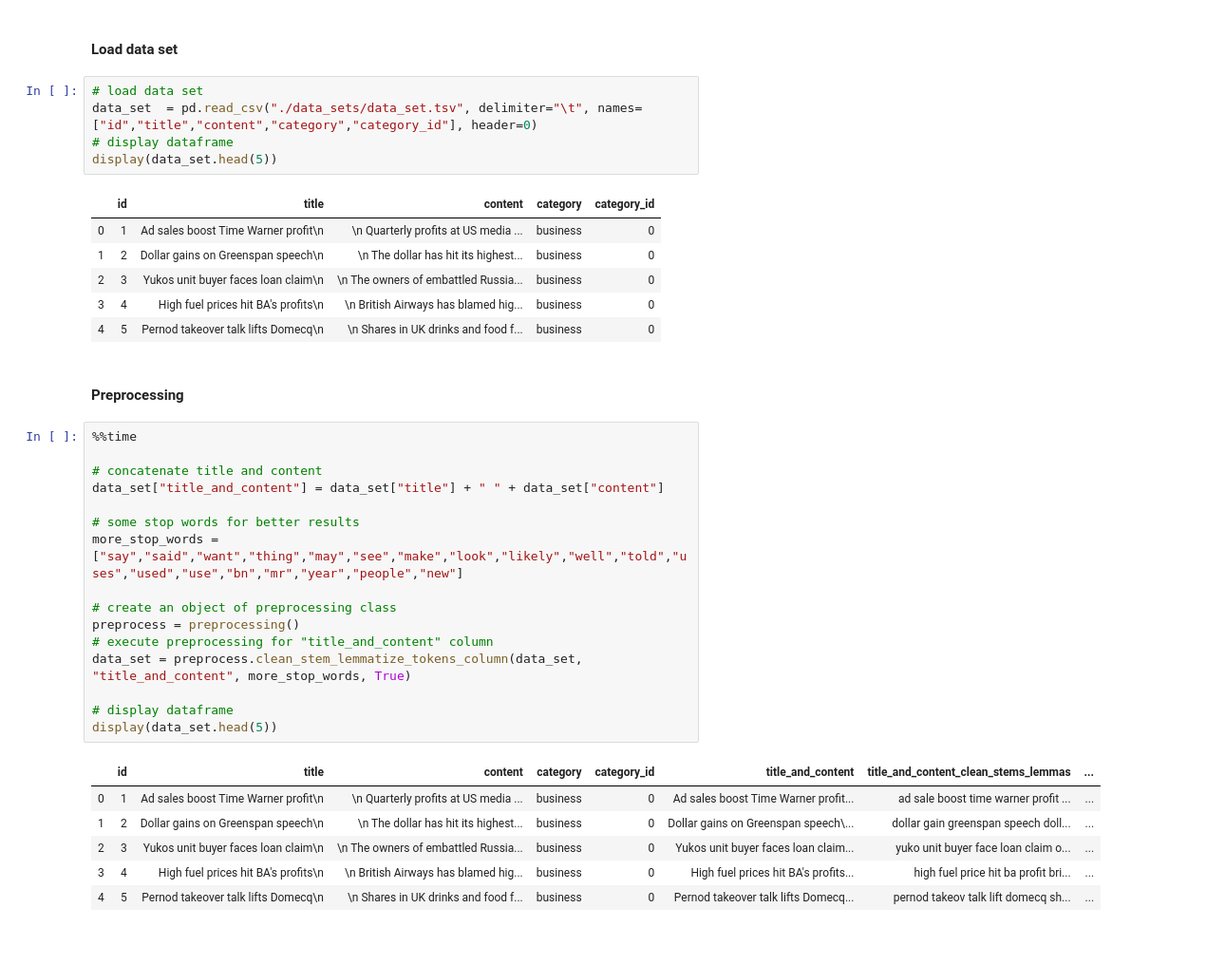
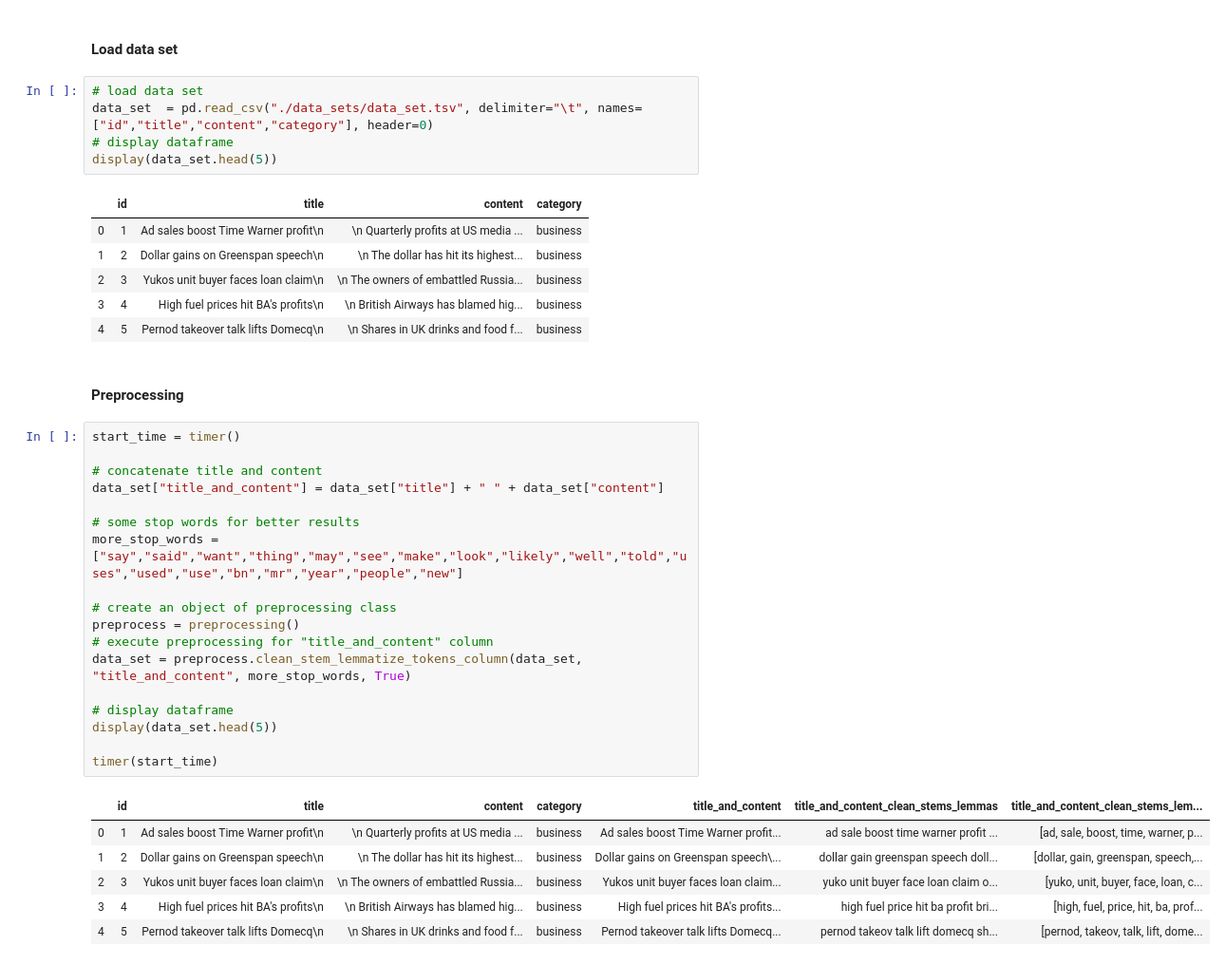
Before and after one commit to alexiszamanidis/news_articles_text_mining, a Jupyter notebook: word_cloud.ipynb, the cells around one changed output. Shown at 95% size. Cells and saved outputs as stored; diff of their text form.

Commit message:
update create_data_sets.ipynb, word_cloud.ipynb, add utilities.ipynb

```diff
--- a/word_cloud.ipynb
+++ b/word_cloud.ipynb
@@ -34,38 +35,40 @@ importing Jupyter notebook from preprocessing.ipynb
 #### Load data set
 # %%
 # load data set
-data_set  = pd.read_csv("./data_sets/data_set.tsv", delimiter="\t", names=["id","title","content","category","category_id"], header=0)
+data_set  = pd.read_csv("./data_sets/data_set.tsv", delimiter="\t", names=["id","title","content","category"], header=0)
 # display dataframe
 display(data_set.head(5))
 # %% [output]
-|  | id | title | content | category | category_id |
-| 0 | 1 | Ad sales boost Time Warner profit\n | \n Quarterly profits at US media ... | business | 0 |
-| 1 | 2 | Dollar gains on Greenspan speech\n | \n The dollar has hit its highest... | business | 0 |
-| 2 | 3 | Yukos unit buyer faces loan claim\n | \n The owners of embattled Russia... | business | 0 |
-| 3 | 4 | High fuel prices hit BA's profits\n | \n British Airways has blamed hig... | business | 0 |
-| 4 | 5 | Pernod takeover talk lifts Domecq\n | \n Shares in UK drinks and food f... | business | 0 |
+|  | id | title | content | category |
+| 0 | 1 | Ad sales boost Time Warner profit\n | \n Quarterly profits at US media ... | business |
+| 1 | 2 | Dollar gains on Greenspan speech\n | \n The dollar has hit its highest... | business |
+| 2 | 3 | Yukos unit buyer faces loan claim\n | \n The owners of embattled Russia... | business |
+| 3 | 4 | High fuel prices hit BA's profits\n | \n British Airways has blamed hig... | business |
+| 4 | 5 | Pernod takeover talk lifts Domecq\n | \n Shares in UK drinks and food f... | business |
 # %% [markdown]
 #### Preprocessing
 # %%
-%%time
+start_time = timer()
 
 # concatenate title and content
 data_set["title_and_content"] = data_set["title"] + " " + data_set["content"]
 
 # some stop words for better results
 more_stop_words = ["say","said","want","thing","may","see","make","look","likely","well","told","uses","used","use","bn","mr","year","people","new"]
 
 # create an object of preprocessing class
 preprocess = preprocessing()
 # execute preprocessing for "title_and_content" column
 data_set = preprocess.clean_stem_lemmatize_tokens_column(data_set, "title_and_content", more_stop_words, True)
 
 # display dataframe
 display(data_set.head(5))
+
+timer(start_time)
 # %% [output]
-|  | id | title | content | category | category_id | title_and_content | title_and_content_clean_stems_lemmas | ... |
-| 0 | 1 | Ad sales boost Time Warner profit\n | \n Quarterly profits at US media ... | business | 0 | Ad sales boost Time Warner profit... | ad sale boost time warner profit ... | ... |
-| 1 | 2 | Dollar gains on Greenspan speech\n | \n The dollar has hit its highest... | business | 0 | Dollar gains on Greenspan speech\... | dollar gain greenspan speech doll... | ... |
-| 2 | 3 | Yukos unit buyer faces loan claim\n | \n The owners of embattled Russia... | business | 0 | Yukos unit buyer faces loan claim... | yuko unit buyer face loan claim o... | ... |
-| 3 | 4 | High fuel prices hit BA's profits\n | \n British Airways has blamed hig... | business | 0 | High fuel prices hit BA's profits... | high fuel price hit ba profit bri... | ... |
-| 4 | 5 | Pernod takeover talk lifts Domecq\n | \n Shares in UK drinks and food f... | business | 0 | Pernod takeover talk lifts Domecq... | pernod takeov talk lift domecq sh... | ... |
+|  | id | title | content | category | title_and_content | title_and_content_clean_stems_lemmas | title_and_content_clean_stems_lem... |
+| 0 | 1 | Ad sales boost Time Warner profit\n | \n Quarterly profits at US media ... | business | Ad sales boost Time Warner profit... | ad sale boost time warner profit ... | [ad, sale, boost, time, warner, p... |
+| 1 | 2 | Dollar gains on Greenspan speech\n | \n The dollar has hit its highest... | business | Dollar gains on Greenspan speech\... | dollar gain greenspan speech doll... | [dollar, gain, greenspan, speech,... |
+| 2 | 3 | Yukos unit buyer faces loan claim\n | \n The owners of embattled Russia... | business | Yukos unit buyer faces loan claim... | yuko unit buyer face loan claim o... | [yuko, unit, buyer, face, loan, c... |
+| 3 | 4 | High fuel prices hit BA's profits\n | \n British Airways has blamed hig... | business | High fuel prices hit BA's profits... | high fuel price hit ba profit bri... | [high, fuel, price, hit, ba, prof... |
+| 4 | 5 | Pernod takeover talk lifts Domecq\n | \n Shares in UK drinks and food f... | business | Pernod takeover talk lifts Domecq... | pernod takeov talk lift domecq sh... | [pernod, takeov, talk, lift, dome... |
```
Also changed, not shown: parts of 3 cells of this notebook, 2 other files.
